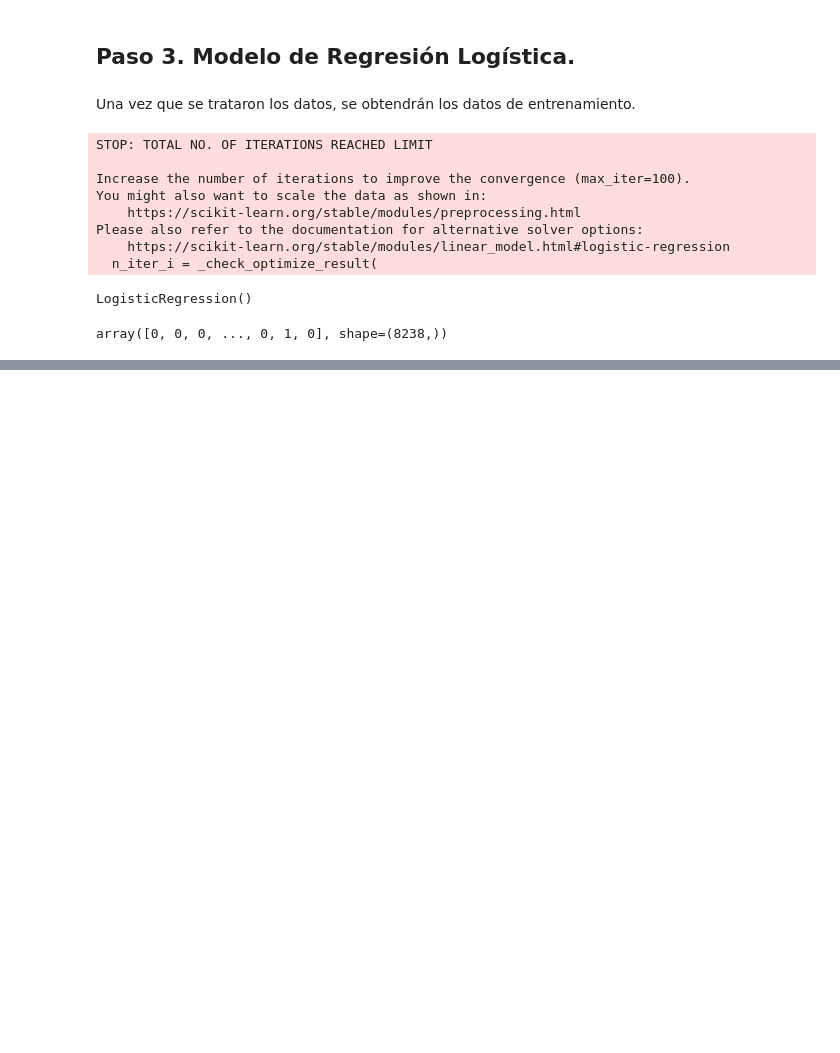
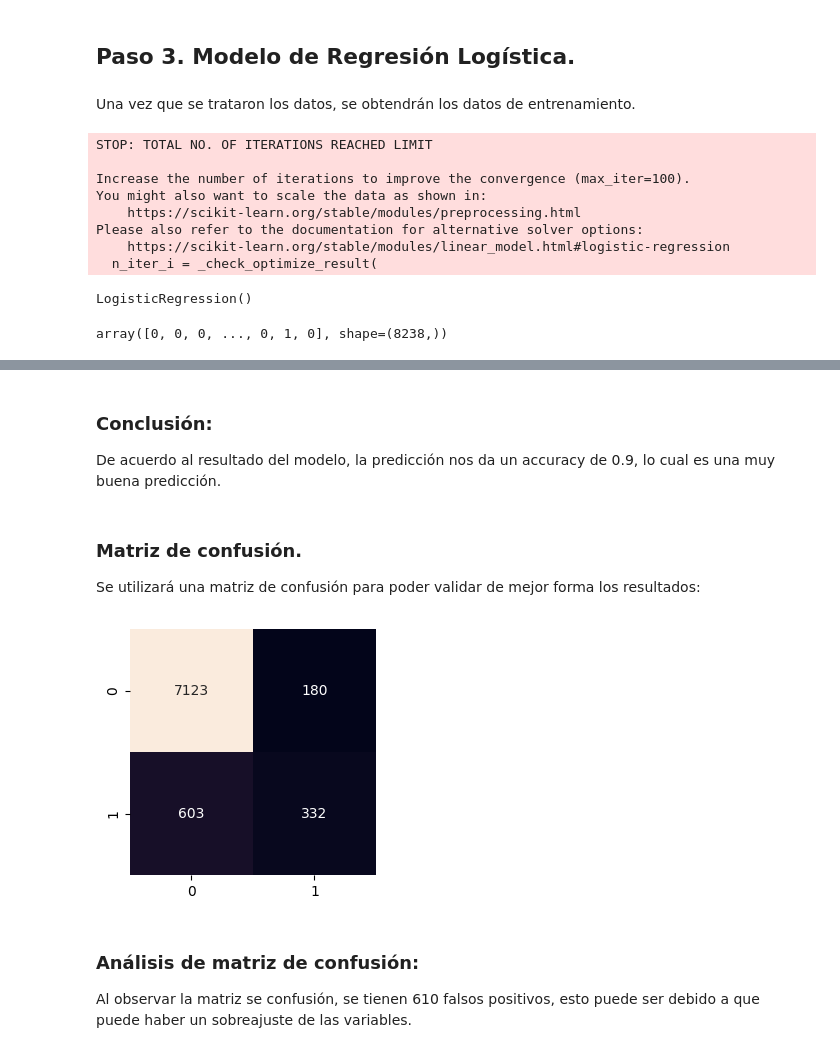
Before and after one commit to Bere333/machine-learning-python-template, a Jupyter notebook: src/first_machine_learning_algorithm.ipynb, the cells around one changed output, grey strips where cells are left out. Saved outputs shown, nothing was run; the diff lists cells and outputs as text; code cells hidden in the pictures; blank space fills up the shorter version.

```diff
--- a/src/first_machine_learning_algorithm.ipynb
+++ b/src/first_machine_learning_algorithm.ipynb
@@ -230,0 +229,26 @@ accuracy_score(y_test, y_pred)
+# %% [markdown]
+### Conclusión:
+De acuerdo al resultado del modelo, la predicción nos da un accuracy de 0.9, lo cual es una muy buena predicción.
+# %% [markdown]
+### Matriz de confusión.
+
+Se utilizará una matriz de confusión para poder validar de mejor forma los resultados:
+# %%
+from sklearn.metrics import confusion_matrix
+
+titanic_cm = confusion_matrix(y_test, y_pred)
+
+# Dibujaremos esta matriz para hacerla más visual
+cm_df = pd.DataFrame(titanic_cm)
+
+plt.figure(figsize = (3, 3))
+sns.heatmap(cm_df, annot=True, fmt="d", cbar=False)
+
+plt.tight_layout()
+
+plt.show()
+# %% [output]
+[figure, added]
+# %% [markdown]
+### Análisis de matriz de confusión:
+Al observar la matriz se confusión, se tienen 610 falsos positivos, esto puede ser debido a que puede haber un sobreajuste de las variables.
```
Also changed, not shown: parts of 5 cells of this notebook.
